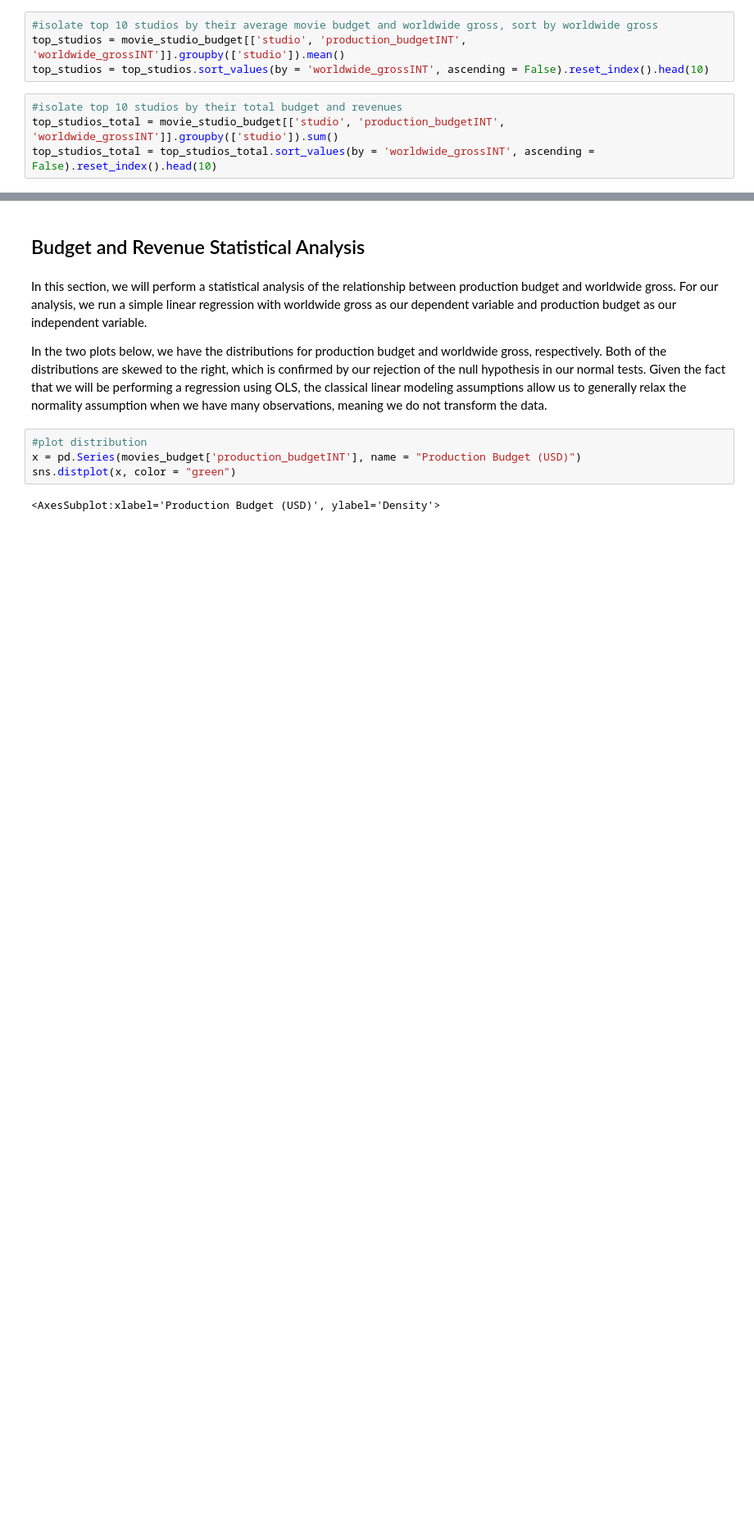
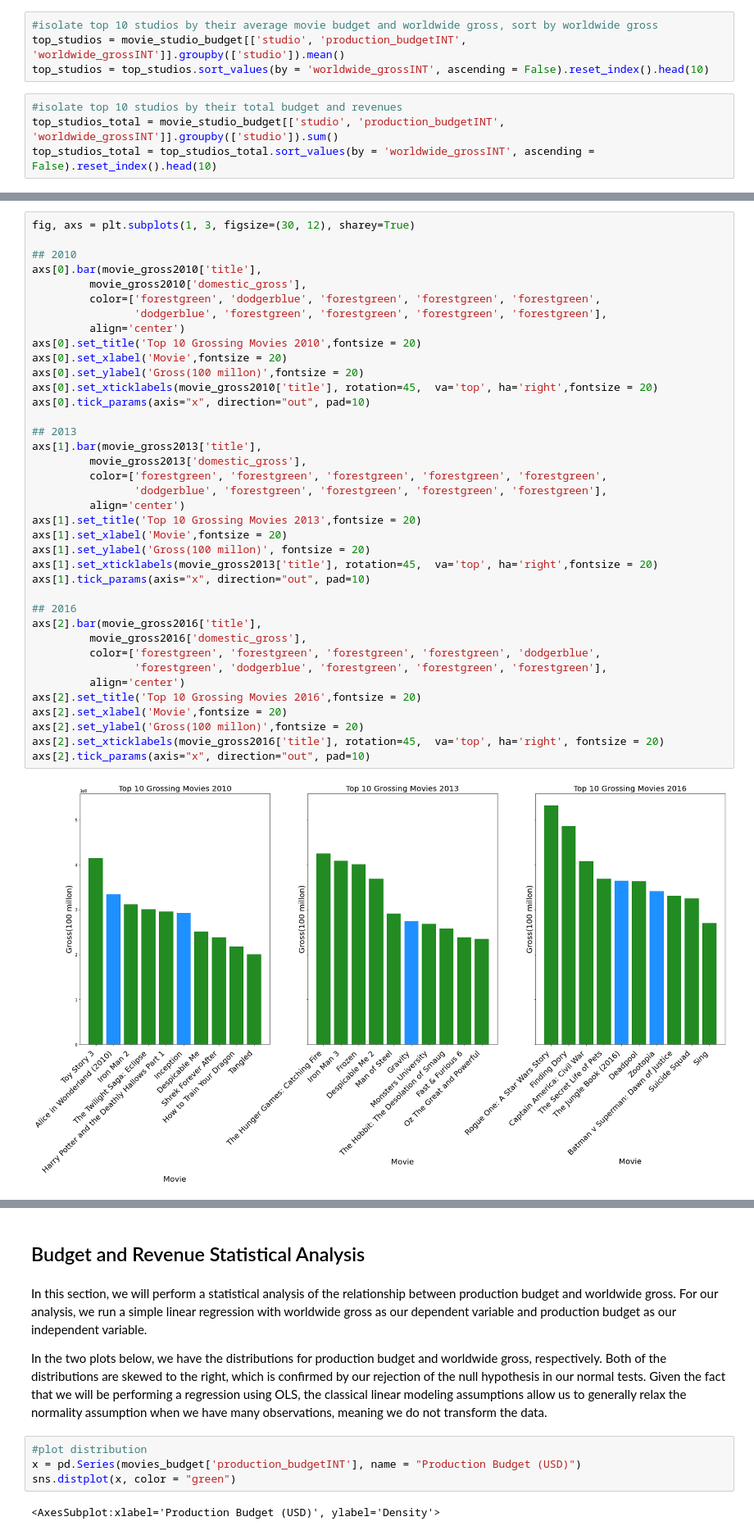
Before and after one commit to tramsay-deloitte/Dollywood, a Jupyter notebook: Final Notebook - AI Academy Capstone.ipynb, the cells around one changed output, grey strips where cells are left out. Shown at 82% size. Drawn from its saved outputs; the diff is of its cells as text; blank space fills up the shorter version.

```diff
--- a/Final Notebook - AI Academy Capstone.ipynb
+++ b/Final Notebook - AI Academy Capstone.ipynb
@@ -131,0 +231,40 @@ top_studios_total = top_studios_total.sort_values(by = 'worldwide_grossINT', asc
+# %%
+fig, axs = plt.subplots(1, 3, figsize=(30, 12), sharey=True)
+
+## 2010
+axs[0].bar(movie_gross2010['title'],
+         movie_gross2010['domestic_gross'],
+         color=['forestgreen', 'dodgerblue', 'forestgreen', 'forestgreen', 'forestgreen',
+                'dodgerblue', 'forestgreen', 'forestgreen', 'forestgreen', 'forestgreen'],
+         align='center')
+axs[0].set_title('Top 10 Grossing Movies 2010',fontsize = 20)
+axs[0].set_xlabel('Movie',fontsize = 20)
+axs[0].set_ylabel('Gross(100 millon)',fontsize = 20)
+axs[0].set_xticklabels(movie_gross2010['title'], rotation=45,  va='top', ha='right',fontsize = 20)
+axs[0].tick_params(axis="x", direction="out", pad=10)
+
+## 2013
+axs[1].bar(movie_gross2013['title'],
+         movie_gross2013['domestic_gross'],
+         color=['forestgreen', 'forestgreen', 'forestgreen', 'forestgreen', 'forestgreen',
+                'dodgerblue', 'forestgreen', 'forestgreen', 'forestgreen', 'forestgreen'],
+         align='center')
+axs[1].set_title('Top 10 Grossing Movies 2013',fontsize = 20)
+axs[1].set_xlabel('Movie',fontsize = 20)
+axs[1].set_ylabel('Gross(100 millon)', fontsize = 20)
+axs[1].set_xticklabels(movie_gross2013['title'], rotation=45,  va='top', ha='right',fontsize = 20)
+axs[1].tick_params(axis="x", direction="out", pad=10)
+
+## 2016
+axs[2].bar(movie_gross2016['title'],
+         movie_gross2016['domestic_gross'],
+         color=['forestgreen', 'forestgreen', 'forestgreen', 'forestgreen', 'dodgerblue',
+                'forestgreen', 'dodgerblue', 'forestgreen', 'forestgreen', 'forestgreen'],
+         align='center')
+axs[2].set_title('Top 10 Grossing Movies 2016',fontsize = 20)
+axs[2].set_xlabel('Movie',fontsize = 20)
+axs[2].set_ylabel('Gross(100 millon)',fontsize = 20)
+axs[2].set_xticklabels(movie_gross2016['title'], rotation=45,  va='top', ha='right', fontsize = 20)
+axs[2].tick_params(axis="x", direction="out", pad=10)
+# %% [output]
+[figure, added]
```
Also changed, not shown: parts of 25 cells of this notebook.
